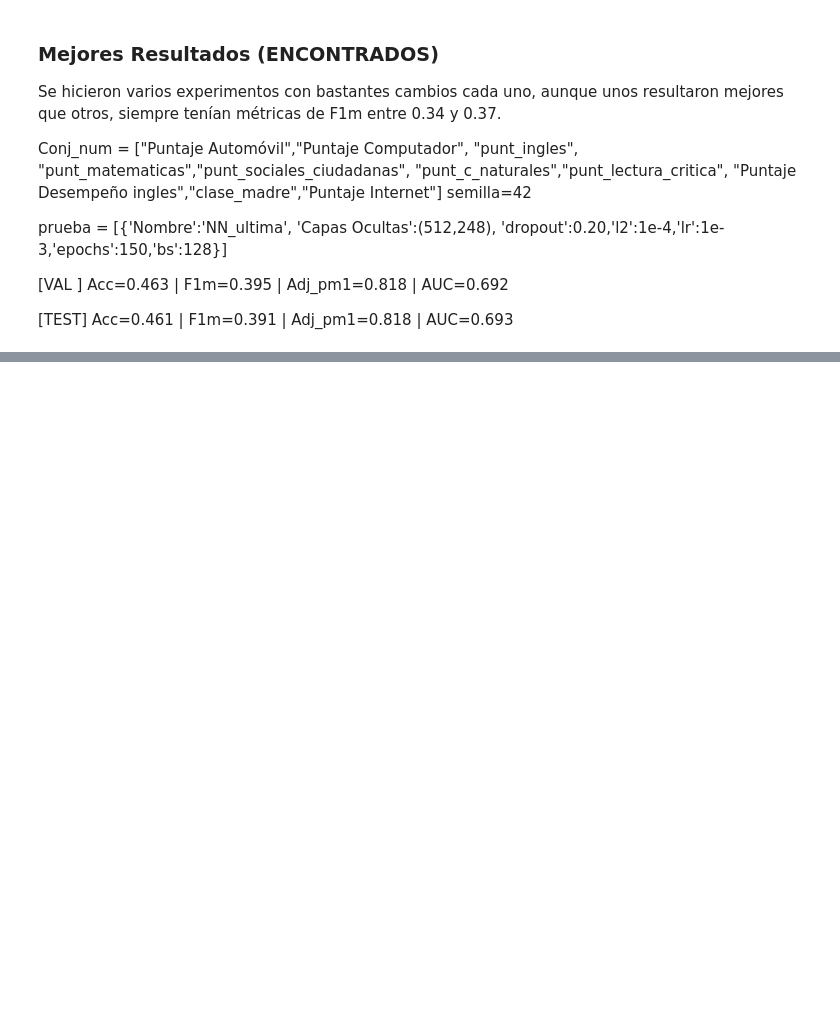
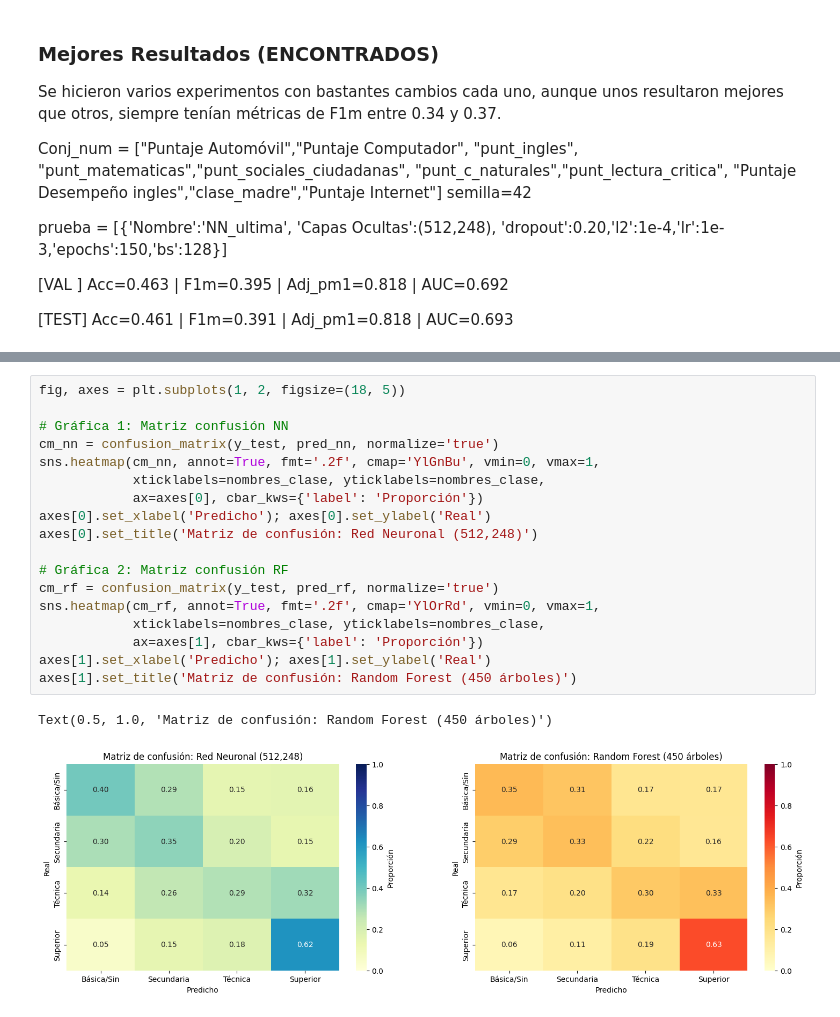
Before and after one commit to juancamilogoomezz/Proyecto-2, a Jupyter notebook: Proyecto 2 - Notebook.ipynb, the cells around one changed output, grey strips where cells are left out. Saved outputs shown, nothing was run; the diff lists cells and outputs as text; blank space fills up the shorter version.

```diff
--- a/Proyecto 2 - Notebook.ipynb
+++ b/Proyecto 2 - Notebook.ipynb
@@ -1215,0 +1259,21 @@ dtype: float64
+# %%
+fig, axes = plt.subplots(1, 2, figsize=(18, 5))
+
+# Gráfica 1: Matriz confusión NN
+cm_nn = confusion_matrix(y_test, pred_nn, normalize='true')
+sns.heatmap(cm_nn, annot=True, fmt='.2f', cmap='YlGnBu', vmin=0, vmax=1,
+            xticklabels=nombres_clase, yticklabels=nombres_clase,
+            ax=axes[0], cbar_kws={'label': 'Proporción'})
+axes[0].set_xlabel('Predicho'); axes[0].set_ylabel('Real')
+axes[0].set_title('Matriz de confusión: Red Neuronal (512,248)')
+
+# Gráfica 2: Matriz confusión RF
+cm_rf = confusion_matrix(y_test, pred_rf, normalize='true')
+sns.heatmap(cm_rf, annot=True, fmt='.2f', cmap='YlOrRd', vmin=0, vmax=1,
+            xticklabels=nombres_clase, yticklabels=nombres_clase,
+            ax=axes[1], cbar_kws={'label': 'Proporción'})
+axes[1].set_xlabel('Predicho'); axes[1].set_ylabel('Real')
+axes[1].set_title('Matriz de confusión: Random Forest (450 árboles)')
+# %% [output]
+Text(0.5, 1.0, 'Matriz de confusión: Random Forest (450 árboles)')
+[figure, added]
```
Also changed, not shown: parts of 17 cells of this notebook.
